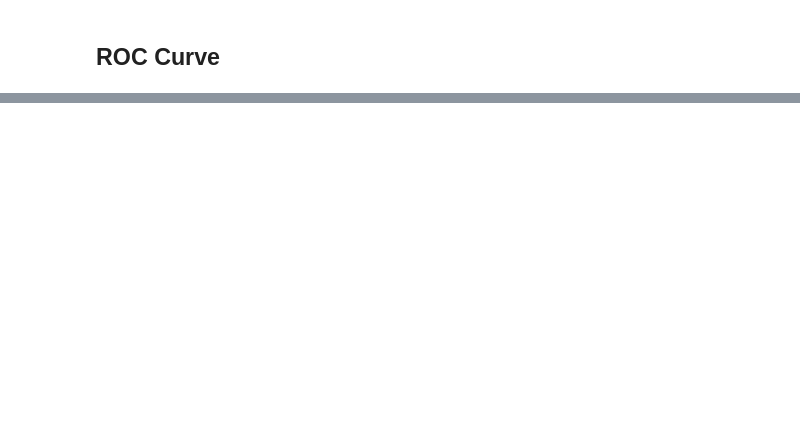
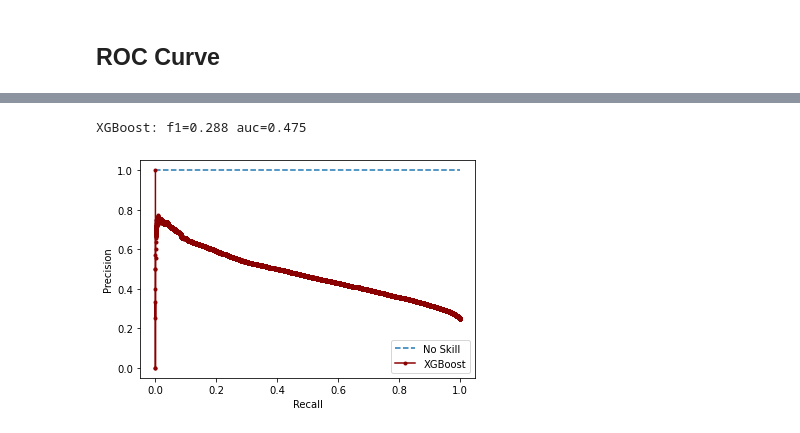
Before and after one commit to jlopezgaldon/lending_club, a Jupyter notebook: notebooks/09_XGBOOST_VALIDATION.ipynb, the cells around one changed output, grey strips where cells are left out. Saved outputs shown, nothing was run; the diff lists cells and outputs as text; code cells hidden in the pictures; blank space fills up the shorter version.

```diff
--- a/notebooks/09_XGBOOST_VALIDATION.ipynb
+++ b/notebooks/09_XGBOOST_VALIDATION.ipynb
@@ -251,0 +274,33 @@ In this case we have an AUC = 0.59331 this is not very high, but is the best mod
+# %%
+    # predict probabilities
+lr_probs = grid_xgboost.predict_proba(X_val)
+
+    # keep probabilities for the positive outcome only
+lr_probs = lr_probs[:, 1]
+
+    # calculate precision and recall for each threshold
+lr_precision, lr_recall, _ = precision_recall_curve(y_val, lr_probs)
+
+    # calculate scores
+lr_f1, lr_auc = f1_score(y_val, y_pred), auc(lr_recall, lr_precision)
+
+    # summarize scores
+print('XGBoost: f1=%.3f auc=%.3f' % (lr_f1, lr_auc))
+
+    # plot the precision-recall curves
+no_skill = len(y_val[y_val==1]) / len(y_val)
+plt.plot([0, 1], [no_skill, no_skill], linestyle='--', label='No Skill')
+plt.plot(lr_recall, lr_precision, marker='.', label='XGBoost', color='#8B0000')
+
+    # axis labels
+plt.xlabel('Recall')
+plt.ylabel('Precision')
+
+# show the legend
+plt.legend()
+
+# show the plot
+plt.show()
+# %% [output]
+XGBoost: f1=0.288 auc=0.475
+[figure, added]
```
Also changed, not shown: parts of 45 cells of this notebook.
